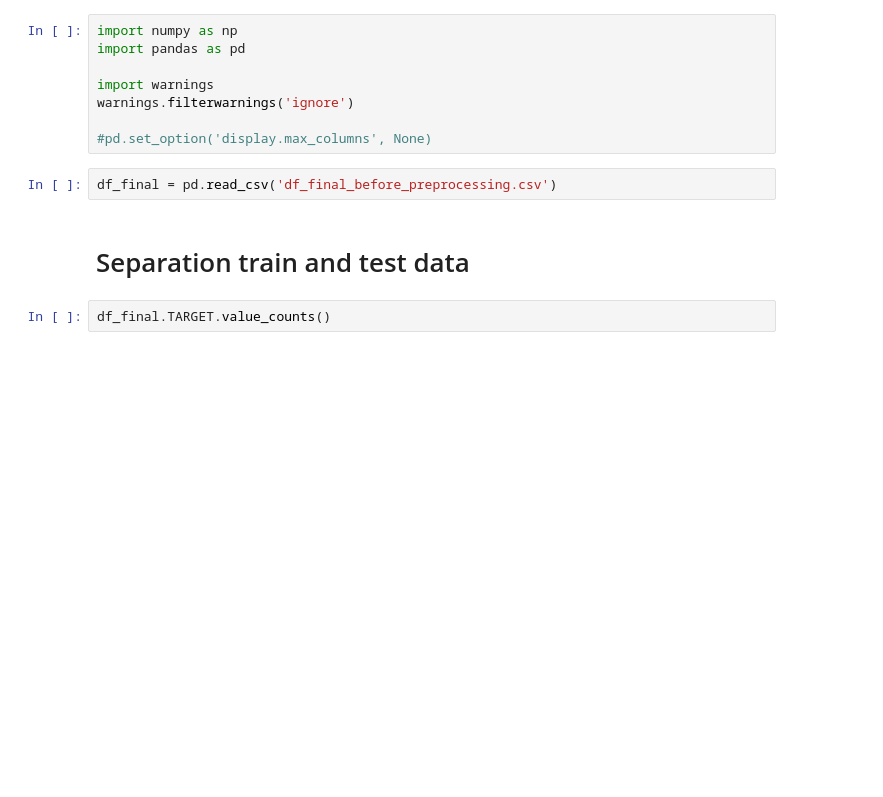
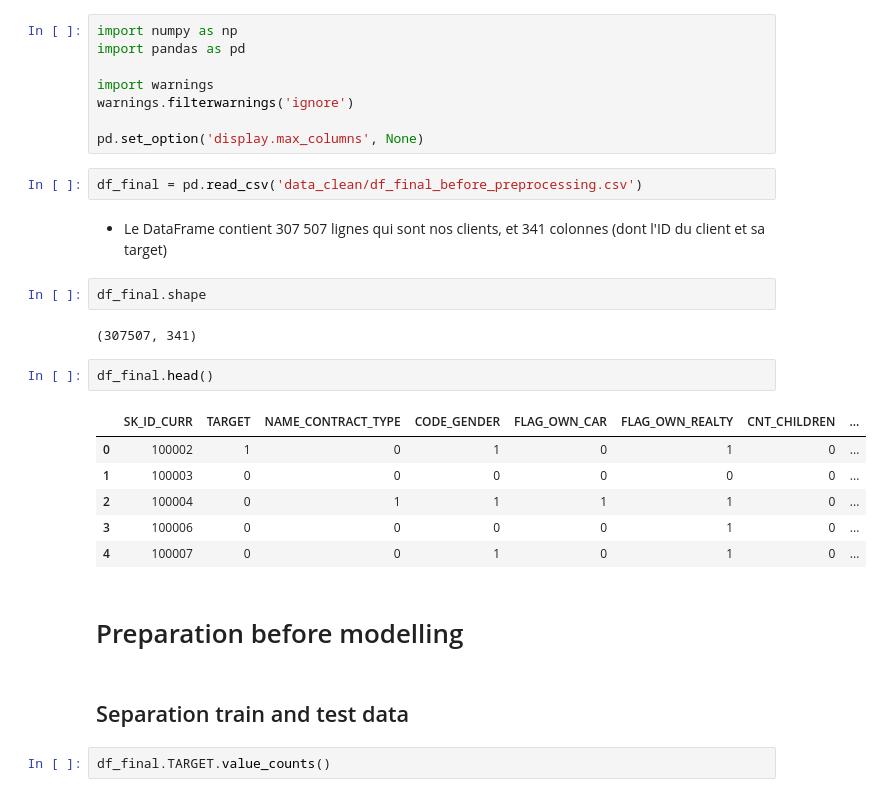
Before and after one commit to Ludo13009/projet-7-home-credit-OC, a Jupyter notebook: notebooks/Modeling_and_Optimization_hcdr.ipynb, the cells around one changed output. Drawn from its saved outputs; the diff is of its cells as text; blank space fills up the shorter version.

```diff
--- a/notebooks/Modeling_and_Optimization_hcdr.ipynb
+++ b/notebooks/Modeling_and_Optimization_hcdr.ipynb
@@ -5,11 +5,28 @@ import pandas as pd
 import warnings
 warnings.filterwarnings('ignore')
 
-#pd.set_option('display.max_columns', None)
+pd.set_option('display.max_columns', None)
 # %%
-df_final = pd.read_csv('df_final_before_preprocessing.csv')
+df_final = pd.read_csv('data_clean/df_final_before_preprocessing.csv')
+# %% [markdown]
+- Le DataFrame contient 307 507 lignes qui sont nos clients, et 341 colonnes (dont l'ID du client et sa target)
+# %%
+df_final.shape
+# %% [output]
+(307507, 341)
+# %%
+df_final.head()
+# %% [output]
+|  | SK_ID_CURR | TARGET | NAME_CONTRACT_TYPE | CODE_GENDER | FLAG_OWN_CAR | FLAG_OWN_REALTY | CNT_CHILDREN | ... |
+| 0 | 100002 | 1 | 0 | 1 | 0 | 1 | 0 | ... |
+| 1 | 100003 | 0 | 0 | 0 | 0 | 0 | 0 | ... |
+| 2 | 100004 | 0 | 1 | 1 | 1 | 1 | 0 | ... |
+| 3 | 100006 | 0 | 0 | 0 | 0 | 1 | 0 | ... |
+| 4 | 100007 | 0 | 0 | 1 | 0 | 1 | 0 | ... |
+# %% [markdown]
+# Preparation before modelling
 # %% [markdown]
-# Separation train and test data
+## Separation train and test data
 # %%
 df_final.TARGET.value_counts()
 # %% [output]
```
Also changed, not shown: parts of 32 cells of this notebook, 3 other files.
